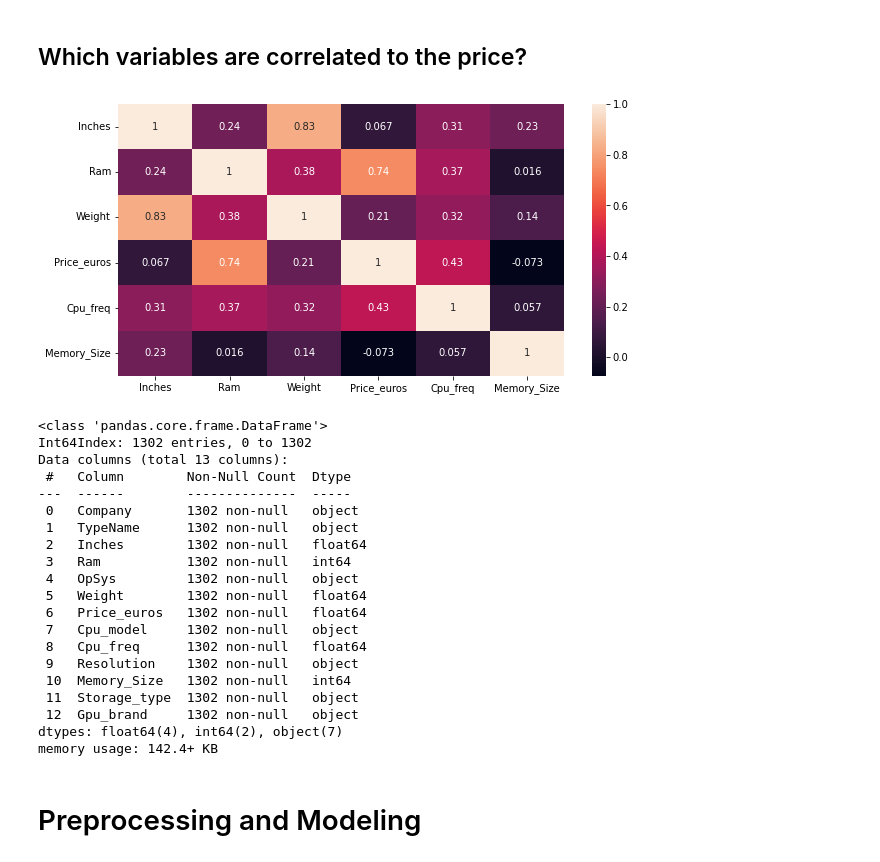
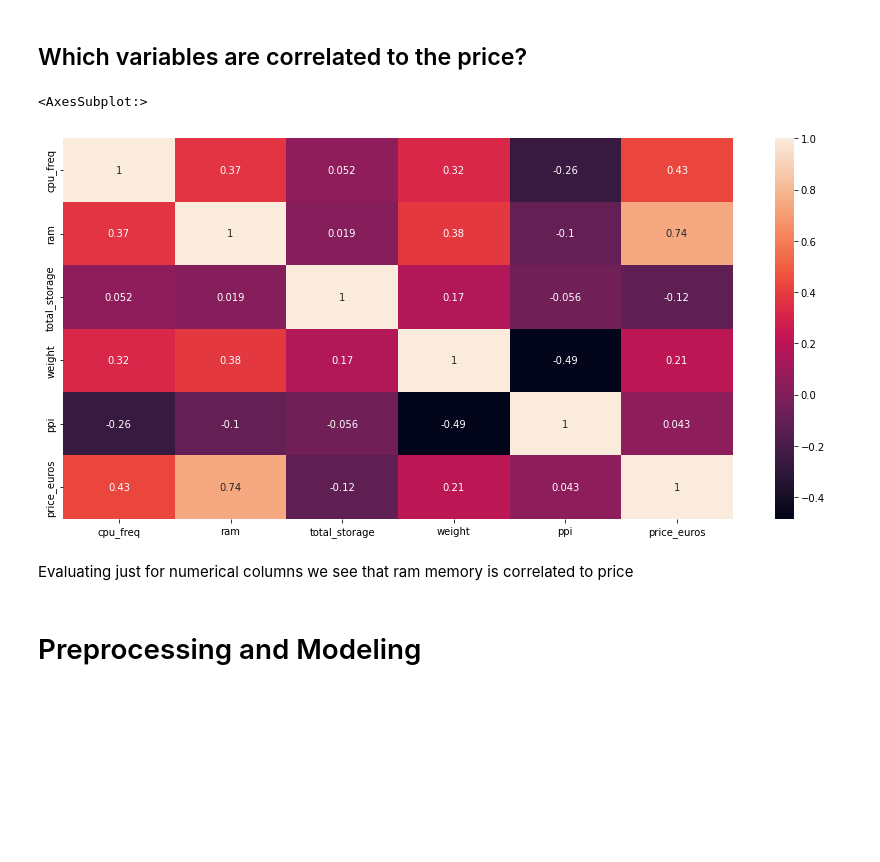
Before and after one commit to andearaujo92/Data-science, a Jupyter notebook: laptop-price-prediction.ipynb, the cells around one changed output. Drawn from its saved outputs; the diff is of its cells as text; code cells hidden in the pictures; blank space fills up the shorter version.

Commit message:
Kaggle Notebook | LAPTOP PRICE PRED| FEAT. ENGINEERING + EDA + ML | Version 6

```diff
--- a/laptop-price-prediction.ipynb
+++ b/laptop-price-prediction.ipynb
@@ -181,5 +222,3 @@ array(['Intel Iris Plus Graphics 640', 'Intel HD Graphics 6000',
        'Nvidia Quadro M500M', 'AMD Radeon R7 M360',
        'Nvidia Quadro M3000M', 'Nvidia GeForce 960M', 'ARM Mali T860 MP4'],
       dtype=object)
-# %%
-df['Gpu_brand'] = df.Gpu.str.extract(r'(Nvidia|AMD|Intel)')
@@ -189,0 +235,3 @@ print([col for col in df.columns if df[col].isnull().sum() > 0])
+# %%
+df['gpu_brand'] = df.Gpu.str.split(' ', expand = True)[0]
+df['gpu_model'] = df.Gpu.str.split(' ', expand = True)[1]
@@ -197,3 +249,5 @@ df['Ram'] = df.Ram.str.extract(r'(\d+)').astype('int64')
+# %%
+df.columns = df.columns.str.lower()
 # %%
 df.info()
 # %% [output]
@@ -228,0 +293,2 @@ df1.dropna(inplace=True)
+# %%
+df1 = df.loc[:,['company','typename','cpu_model','cpu_freq','ram','total_storage','opsys','weight','ppi','gpu_brand','gpu_model','price_euros']]
@@ -300,33 +407,12 @@ plt.show()
 # %% [markdown]
 ## Which variables are correlated to the price?
 # %%
-fig, ax = plt.subplots(figsize = (10,5))
+plt.figure(figsize=(15,7))
 sns.heatmap(df1.corr(), annot = True)
-plt.show()
 # %% [output]
+<AxesSubplot:>
-[figure, old version]
+[figure, new version]
-# %%
-df1.info()
-# %% [output]
-<class 'pandas.core.frame.DataFrame'>
-Int64Index: 1302 entries, 0 to 1302
-Data columns (total 13 columns):
- #   Column        Non-Null Count  Dtype
----  ------        --------------  -----
- 0   Company       1302 non-null   object
- 1   TypeName      1302 non-null   object
- 2   Inches        1302 non-null   float64
- 3   Ram           1302 non-null   int64
- 4   OpSys         1302 non-null   object
- 5   Weight        1302 non-null   float64
- 6   Price_euros   1302 non-null   float64
- 7   Cpu_model     1302 non-null   object
- 8   Cpu_freq      1302 non-null   float64
- 9   Resolution    1302 non-null   object
- 10  Memory_Size   1302 non-null   int64
- 11  Storage_type  1302 non-null   object
- 12  Gpu_brand     1302 non-null   object
-dtypes: float64(4), int64(2), object(7)
-memory usage: 142.4+ KB
+# %% [markdown]
+Evaluating just for numerical columns we see that ram memory is correlated to price
 # %% [markdown]
 # Preprocessing and Modeling
```
Also changed, not shown: parts of 111 cells of this notebook.
